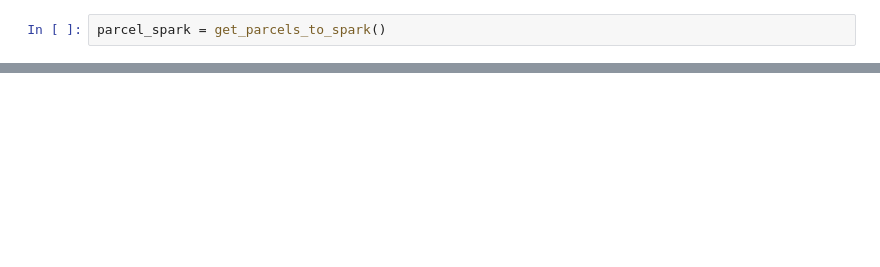
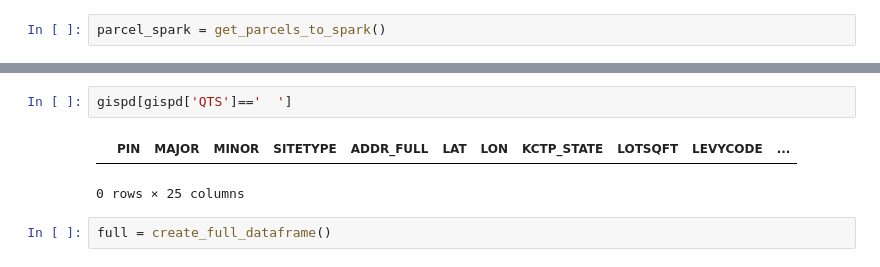
Before and after one commit to frischmuth/Seattle-Real-Estate-Analysis, a Jupyter notebook: test_get_functions.ipynb, the cells around one changed output, grey strips where cells are left out. Saved outputs shown, nothing was run; the diff lists cells and outputs as text; blank space fills up the shorter version.

```diff
--- a/test_get_functions.ipynb
+++ b/test_get_functions.ipynb
@@ -472,0 +503,7 @@ parcel_spark = get_parcels_to_spark()
+# %%
+gispd[gispd['QTS']=='  ']
+# %% [output]
+|  | PIN | MAJOR | MINOR | SITETYPE | ADDR_FULL | LAT | LON | KCTP_STATE | LOTSQFT | LEVYCODE | ... |
+0 rows × 25 columns
+# %%
+full = create_full_dataframe()
```
Also changed, not shown: parts of 10 cells of this notebook, 1 other file.
